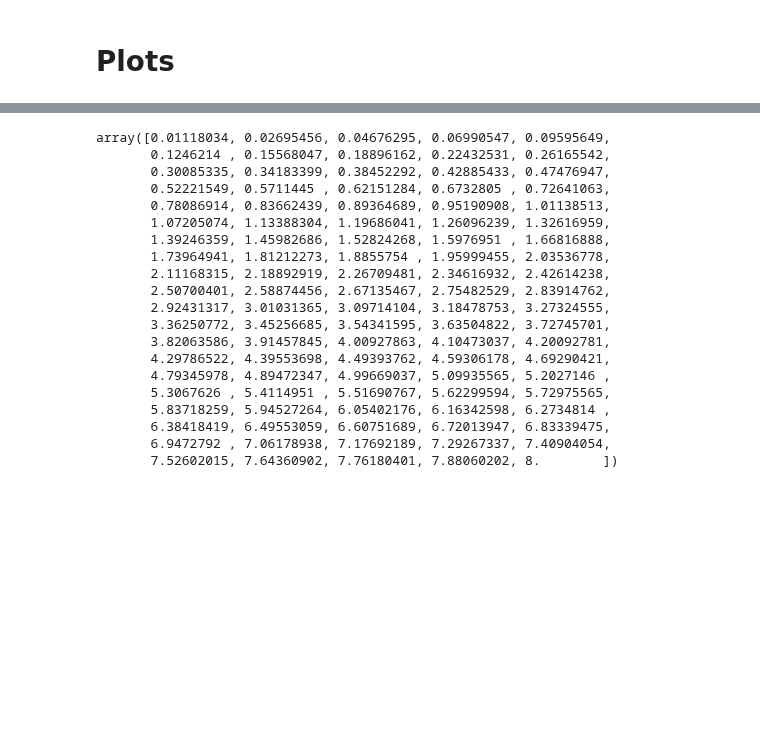
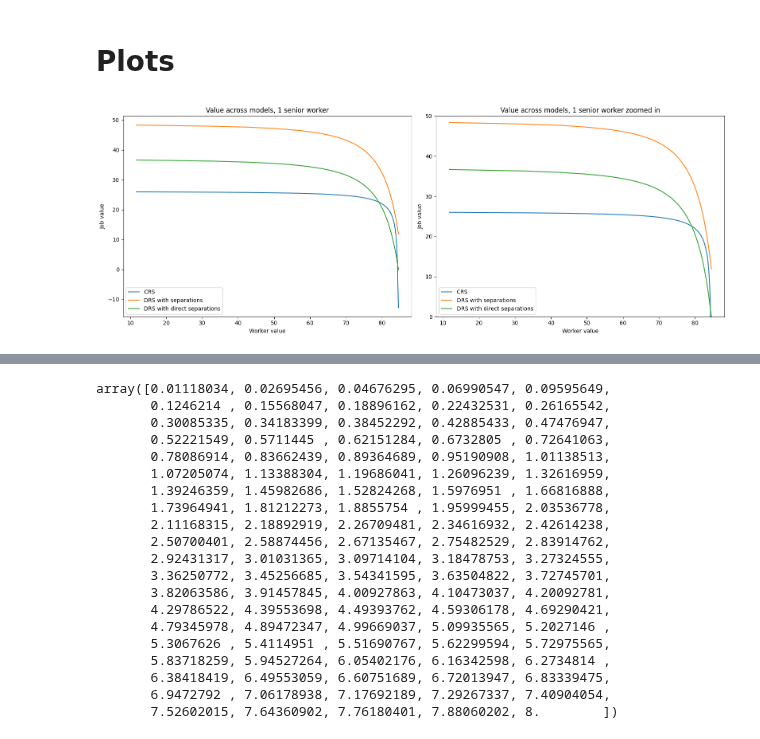
Before and after one commit to zalandru/Dynamic-Contracting-Multi-worker-Firm, a Jupyter notebook: Multiworker_wage_2steps/Initiating MWF.ipynb, the cells around one changed output, grey strips where cells are left out. Saved outputs shown, nothing was run; the diff lists cells and outputs as text; code cells hidden in the pictures; blank space fills up the shorter version.

```diff
--- a/Multiworker_wage_2steps/Initiating MWF.ipynb
+++ b/Multiworker_wage_2steps/Initiating MWF.ipynb
@@ -101,12 +76,13 @@ np.where(mwc_hmq_sd_n0-mwc_hmq_n0==np.max(mwc_hmq_sd_n0-mwc_hmq_n0))
 # %%
 # Retrieve the objects
-mwch_J = objects['mwch_J']
-mwch_W = objects['mwch_W']
+#mwch_J = objects['mwch_J']
+#mwch_W = objects['mwch_W']
 
 from Multiworker_Contract_hire import MultiworkerContract
 K=2 #number of tenure levels
 mwch=MultiworkerContract(p,cc.js)
-(mwch_J,mwch_W,mwch_Wstar,mwch_pc,mwch_n0,mwch_n1)=mwch.J(mwch_J,mwch_W)
+(mwch_J,mwch_W,mwch_Wstar,mwch_pc,mwch_n0,mwch_n1)=mwch.J()
+#(mwch_J,mwch_W,mwch_Wstar,mwch_pc,mwch_n0,mwch_n1)=mwch.J(mwch_J,mwch_W)
 
 objects['mwch_J'] = mwch_J
 objects['mwch_W'] = mwch_W
@@ -129,3 +242,7 @@ plts.CRSvsDRSvalue(cc_W,cc_J,mwc_W,mwc_J/mwc.N_grid[1],mwc_s_W,mwc_s_J,mwc_sd_W,
+# %%
+plts.CRSvsDRSvalue(cc_W,cc_J,mwc_hmq_W[...,5,:],mwc_hmq_J[...,5]/mwc_hmq.N_grid1[1],mwch_W,mwch_J/mwch.N_grid1[1],mwc_W,mwc_J,0)
+# %% [output]
+[figure, added]
 # %%
 plts.CRSvsDRSpolicy(cc_W,cc_Wstar,mwc_hmq_W[...,0,:],mwc_hmq_Wstar[...,0],mwc_hmq_sd_W[...,0,:],mwc_hmq_sd_Wstar[...,0],mwc_sd_W,mwc_sd_Wstar,0)
 # %% [output]
```
Also changed, not shown: parts of 19 cells of this notebook, 6 other files.
